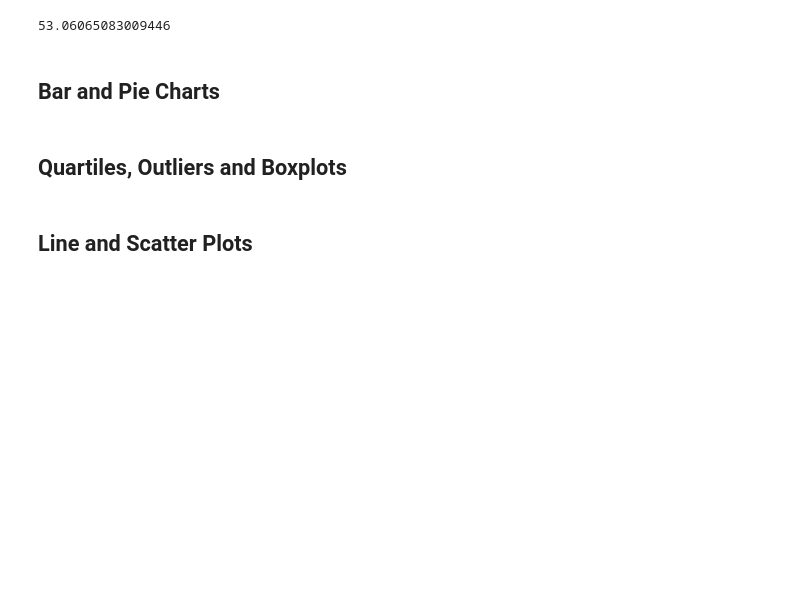
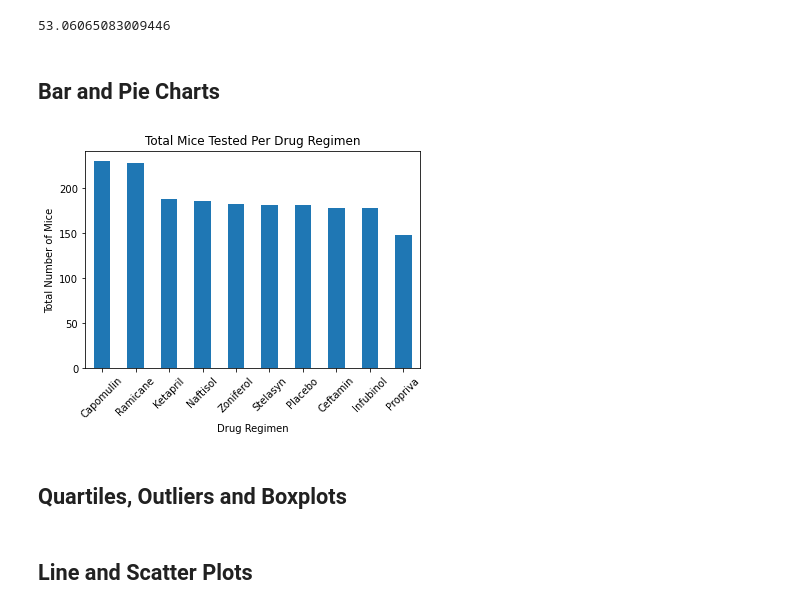
Before and after one commit to welanc/matplotlib-challenge, a Jupyter notebook: pymaceuticals_starter.ipynb, the cells around one changed output. Saved outputs shown, nothing was run; the diff lists cells and outputs as text; code cells hidden in the pictures; blank space fills up the shorter version.

Commit message:
Bar chart added using pandas for total mice per drug

```diff
--- a/pymaceuticals_starter.ipynb
+++ b/pymaceuticals_starter.ipynb
@@ -159,6 +159,14 @@ stats_df
 ## Bar and Pie Charts
 # %%
 # Generate a bar plot showing the total number of mice for each treatment throughout the course of the study using pandas.
+mice_per_drug = clean_df["Drug Regimen"].value_counts()
+mice_per_drug.plot(kind="bar", rot=45)
+plt.title("Total Mice Tested Per Drug Regimen")
+plt.ylabel("Total Number of Mice")
+plt.xlabel("Drug Regimen")
+plt.show()
+# %% [output]
+[figure, added]
 # %%
 # Generate a bar plot showing the total number of mice for each treatment throughout the course of the study using pyplot.
 # %%
```
